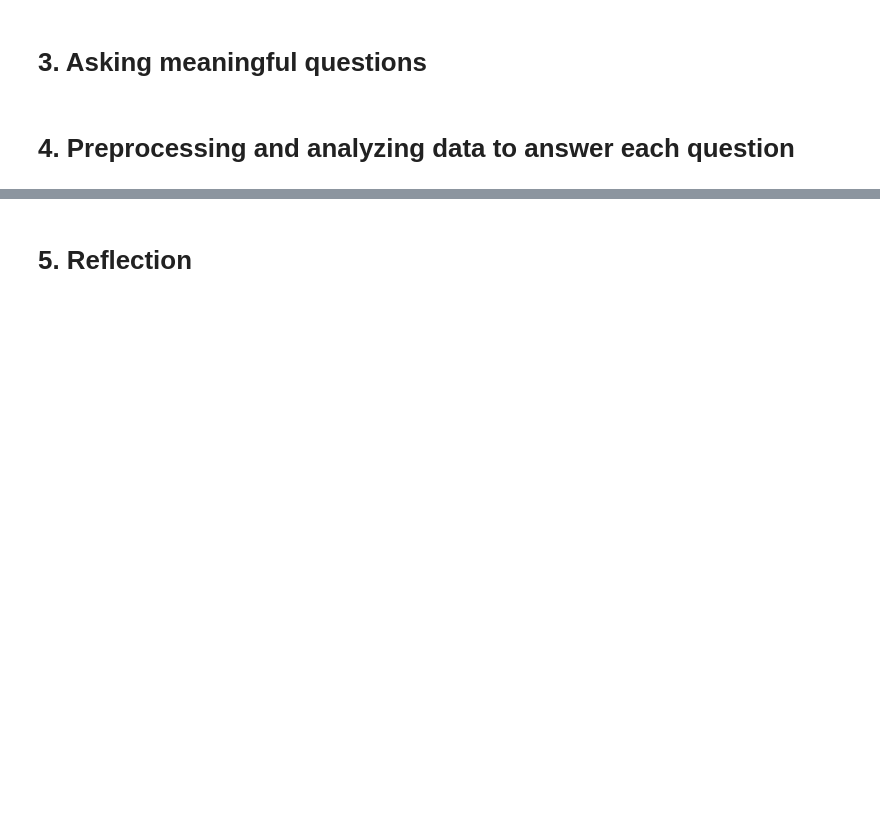
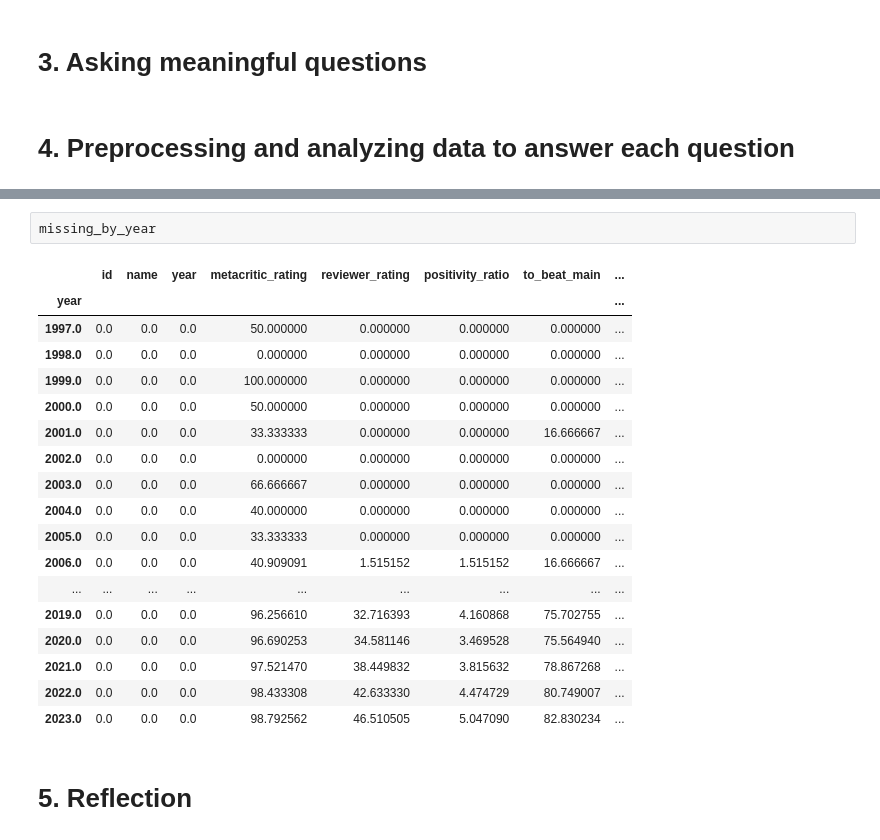
Before and after one commit to juinkinn/Programming4DS-FinalProject, a Jupyter notebook: 22127478_22127250.ipynb, the cells around one changed output, grey strips where cells are left out. Drawn from its saved outputs; the diff is of its cells as text; blank space fills up the shorter version.

```diff
--- a/22127478_22127250.ipynb
+++ b/22127478_22127250.ipynb
@@ -101,2 +160,23 @@ dtype: object
+# %%
+missing_by_year
+# %% [output]
+|  | id | name | year | metacritic_rating | reviewer_rating | positivity_ratio | to_beat_main | ... |
+| year |  |  |  |  |  |  |  | ... |
+| 1997.0 | 0.0 | 0.0 | 0.0 | 50.000000 | 0.000000 | 0.000000 | 0.000000 | ... |
+| 1998.0 | 0.0 | 0.0 | 0.0 | 0.000000 | 0.000000 | 0.000000 | 0.000000 | ... |
+| 1999.0 | 0.0 | 0.0 | 0.0 | 100.000000 | 0.000000 | 0.000000 | 0.000000 | ... |
+| 2000.0 | 0.0 | 0.0 | 0.0 | 50.000000 | 0.000000 | 0.000000 | 0.000000 | ... |
+| 2001.0 | 0.0 | 0.0 | 0.0 | 33.333333 | 0.000000 | 0.000000 | 16.666667 | ... |
+| 2002.0 | 0.0 | 0.0 | 0.0 | 0.000000 | 0.000000 | 0.000000 | 0.000000 | ... |
+| 2003.0 | 0.0 | 0.0 | 0.0 | 66.666667 | 0.000000 | 0.000000 | 0.000000 | ... |
+| 2004.0 | 0.0 | 0.0 | 0.0 | 40.000000 | 0.000000 | 0.000000 | 0.000000 | ... |
+| 2005.0 | 0.0 | 0.0 | 0.0 | 33.333333 | 0.000000 | 0.000000 | 0.000000 | ... |
+| 2006.0 | 0.0 | 0.0 | 0.0 | 40.909091 | 1.515152 | 1.515152 | 16.666667 | ... |
+| ... | ... | ... | ... | ... | ... | ... | ... | ... |
+| 2019.0 | 0.0 | 0.0 | 0.0 | 96.256610 | 32.716393 | 4.160868 | 75.702755 | ... |
+| 2020.0 | 0.0 | 0.0 | 0.0 | 96.690253 | 34.581146 | 3.469528 | 75.564940 | ... |
+| 2021.0 | 0.0 | 0.0 | 0.0 | 97.521470 | 38.449832 | 3.815632 | 78.867268 | ... |
+| 2022.0 | 0.0 | 0.0 | 0.0 | 98.433308 | 42.633330 | 4.474729 | 80.749007 | ... |
+| 2023.0 | 0.0 | 0.0 | 0.0 | 98.792562 | 46.510505 | 5.047090 | 82.830234 | ... |
 # %% [markdown]
 # 5. Reflection
```
Also changed, not shown: parts of 7 cells of this notebook.
